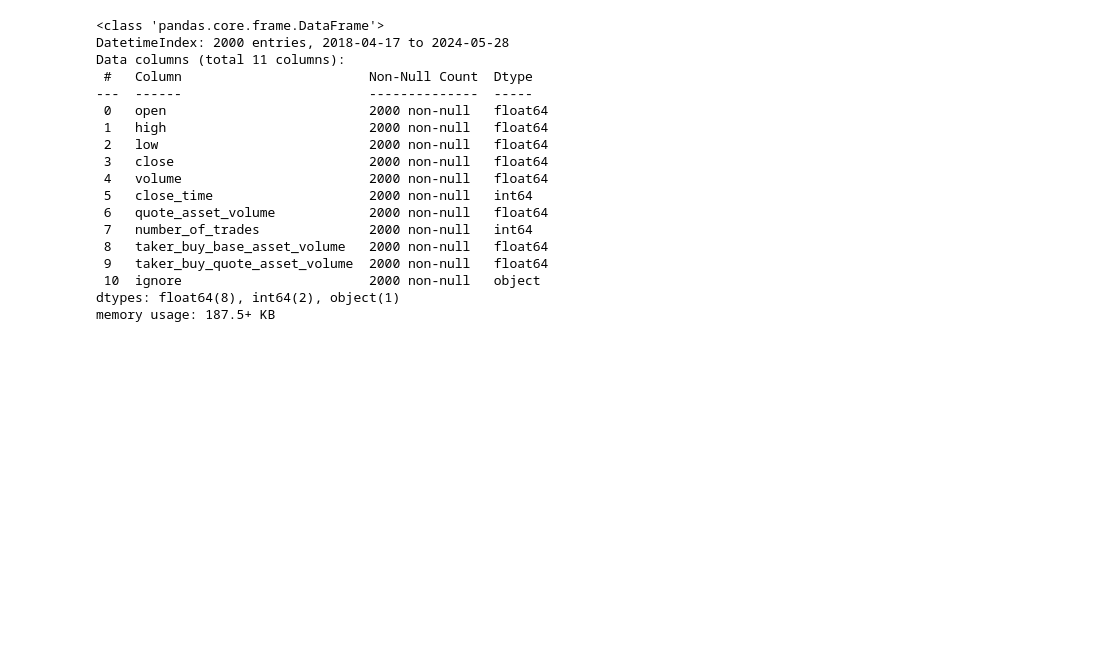
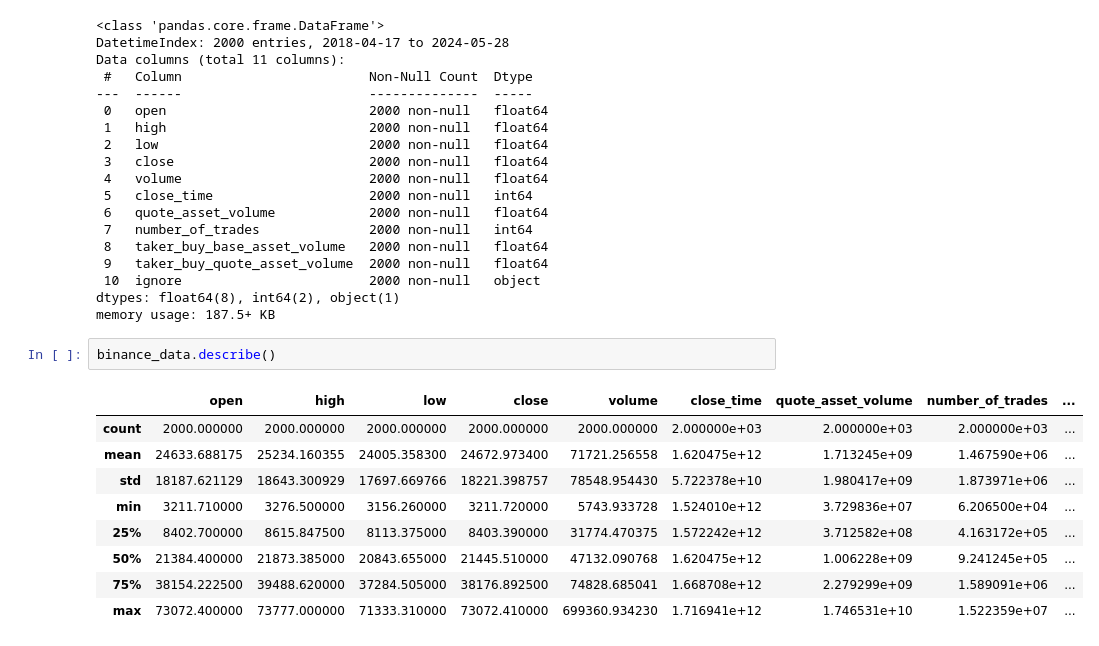
Before and after one commit to brandonHaipas/Binance-bot, a Jupyter notebook: Data_and_model_exploration.ipynb, the cells around one changed output. Cells and saved outputs as stored; diff of their text form; blank space fills up the shorter version.

Commit message:
feat: binance data describe

```diff
--- a/Data_and_model_exploration.ipynb
+++ b/Data_and_model_exploration.ipynb
@@ -328,3 +330,15 @@ Data columns (total 11 columns):
  10  ignore                        2000 non-null   object
 dtypes: float64(8), int64(2), object(1)
 memory usage: 187.5+ KB
+# %%
+binance_data.describe()
+# %% [output]
+|  | open | high | low | close | volume | close_time | quote_asset_volume | number_of_trades | ... |
+| count | 2000.000000 | 2000.000000 | 2000.000000 | 2000.000000 | 2000.000000 | 2.000000e+03 | 2.000000e+03 | 2.000000e+03 | ... |
+| mean | 24633.688175 | 25234.160355 | 24005.358300 | 24672.973400 | 71721.256558 | 1.620475e+12 | 1.713245e+09 | 1.467590e+06 | ... |
+| std | 18187.621129 | 18643.300929 | 17697.669766 | 18221.398757 | 78548.954430 | 5.722378e+10 | 1.980417e+09 | 1.873971e+06 | ... |
+| min | 3211.710000 | 3276.500000 | 3156.260000 | 3211.720000 | 5743.933728 | 1.524010e+12 | 3.729836e+07 | 6.206500e+04 | ... |
+| 25% | 8402.700000 | 8615.847500 | 8113.375000 | 8403.390000 | 31774.470375 | 1.572242e+12 | 3.712582e+08 | 4.163172e+05 | ... |
+| 50% | 21384.400000 | 21873.385000 | 20843.655000 | 21445.510000 | 47132.090768 | 1.620475e+12 | 1.006228e+09 | 9.241245e+05 | ... |
+| 75% | 38154.222500 | 39488.620000 | 37284.505000 | 38176.892500 | 74828.685041 | 1.668708e+12 | 2.279299e+09 | 1.589091e+06 | ... |
+| max | 73072.400000 | 73777.000000 | 71333.310000 | 73072.410000 | 699360.934230 | 1.716941e+12 | 1.746531e+10 | 1.522359e+07 | ... |
```
Also changed, not shown: parts of 1 cell of this notebook.
